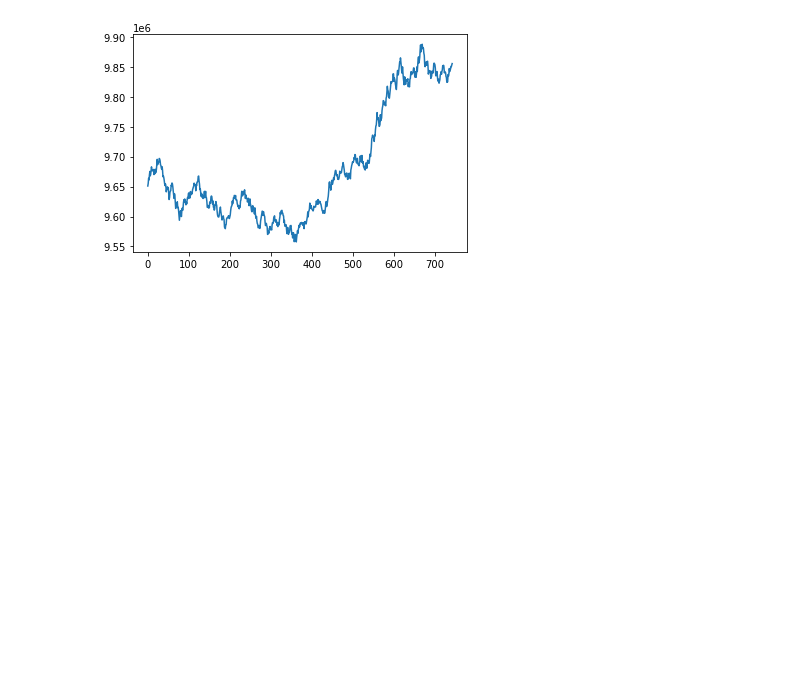
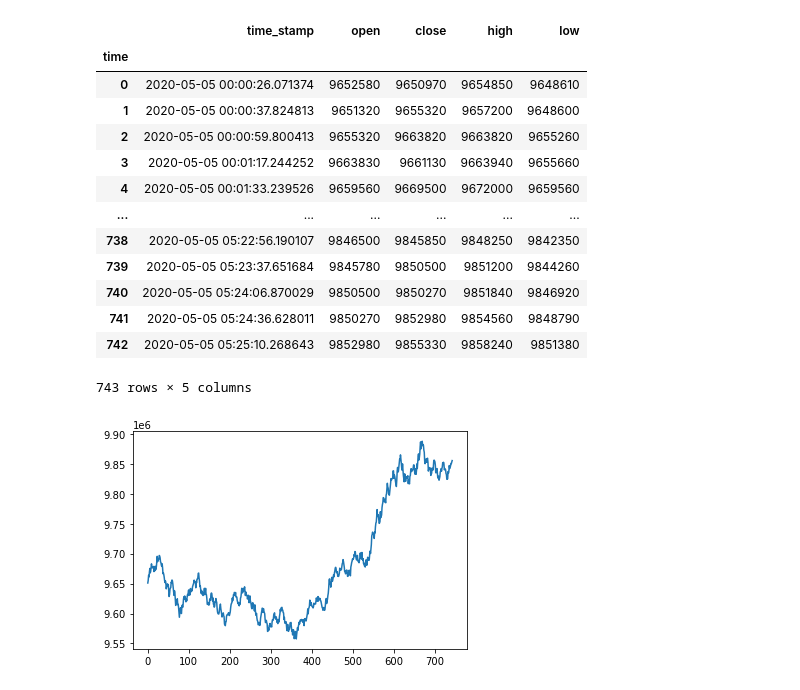
Before and after one commit to yasstake/ftxmmf, a Jupyter notebook: notebook/board.ipynb, the cells around one changed output. Saved outputs shown, nothing was run; the diff lists cells and outputs as text; code cells hidden in the pictures; blank space fills up the shorter version.

```diff
--- a/notebook/board.ipynb
+++ b/notebook/board.ipynb
@@ -4,8 +4,23 @@ from matplotlib import pyplot as plt
 
 history = load_file('../DATA/MERGE.log.gz')
 # %%
-df = history.dollar_bar(tick_vol=50)
+df = history.setup_dollar_bar(tick_vol=50)
 df
+# %% [output]
+|  | time_stamp | open | close | high | low |
+| time |  |  |  |  |  |
+| 0 | 2020-05-05 00:00:26.071374 | 9652580 | 9650970 | 9654850 | 9648610 |
+| 1 | 2020-05-05 00:00:37.824813 | 9651320 | 9655320 | 9657200 | 9648600 |
+| 2 | 2020-05-05 00:00:59.800413 | 9655320 | 9663820 | 9663820 | 9655260 |
+| 3 | 2020-05-05 00:01:17.244252 | 9663830 | 9661130 | 9663940 | 9655660 |
+| 4 | 2020-05-05 00:01:33.239526 | 9659560 | 9669500 | 9672000 | 9659560 |
+| ... | ... | ... | ... | ... | ... |
+| 738 | 2020-05-05 05:22:56.190107 | 9846500 | 9845850 | 9848250 | 9842350 |
+| 739 | 2020-05-05 05:23:37.651684 | 9845780 | 9850500 | 9851200 | 9844260 |
+| 740 | 2020-05-05 05:24:06.870029 | 9850500 | 9850270 | 9851840 | 9846920 |
+| 741 | 2020-05-05 05:24:36.628011 | 9850270 | 9852980 | 9854560 | 9848790 |
+| 742 | 2020-05-05 05:25:10.268643 | 9852980 | 9855330 | 9858240 | 9851380 |
+743 rows × 5 columns
 # %%
 plt.plot(df['close'])
 plt.show()
```
Also changed, not shown: parts of 1 cell of this notebook, 3 other files.
